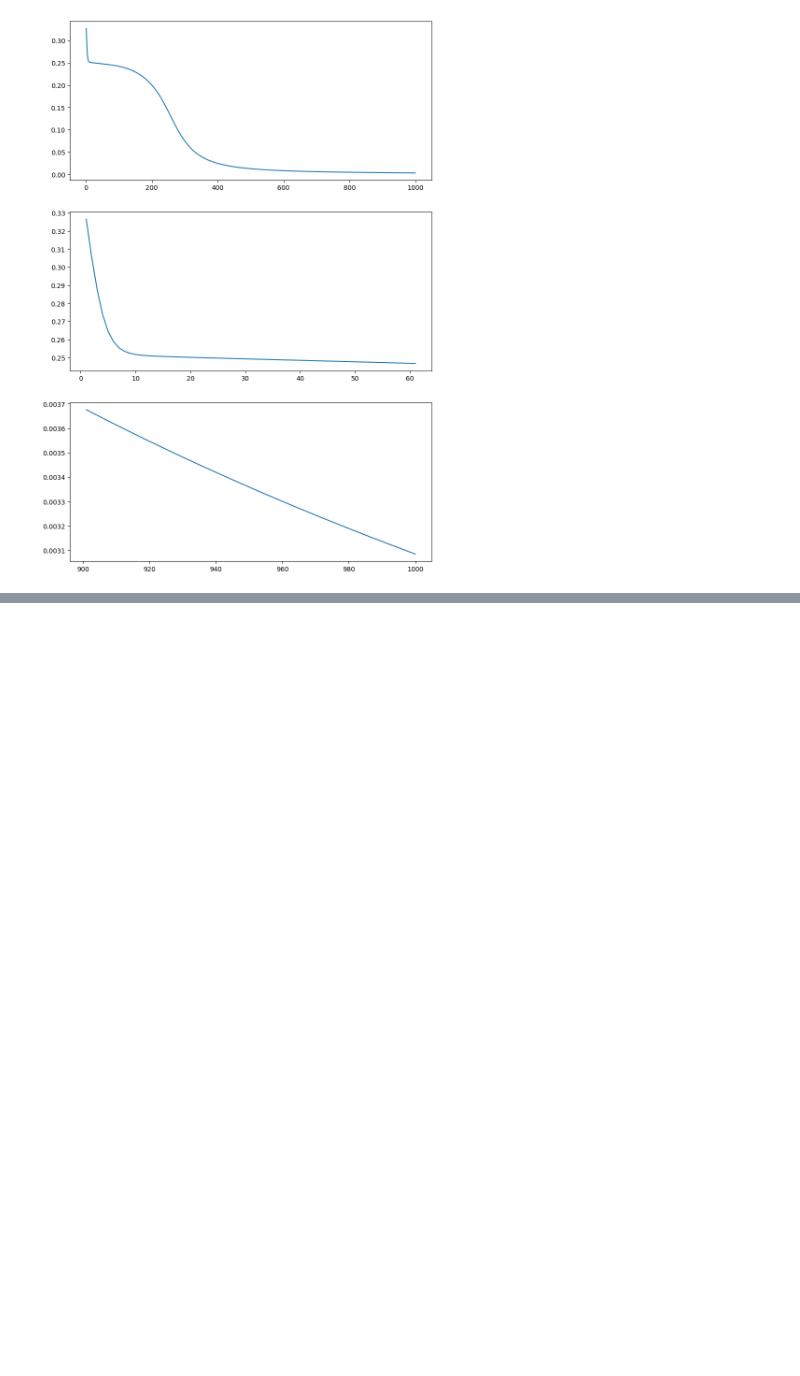
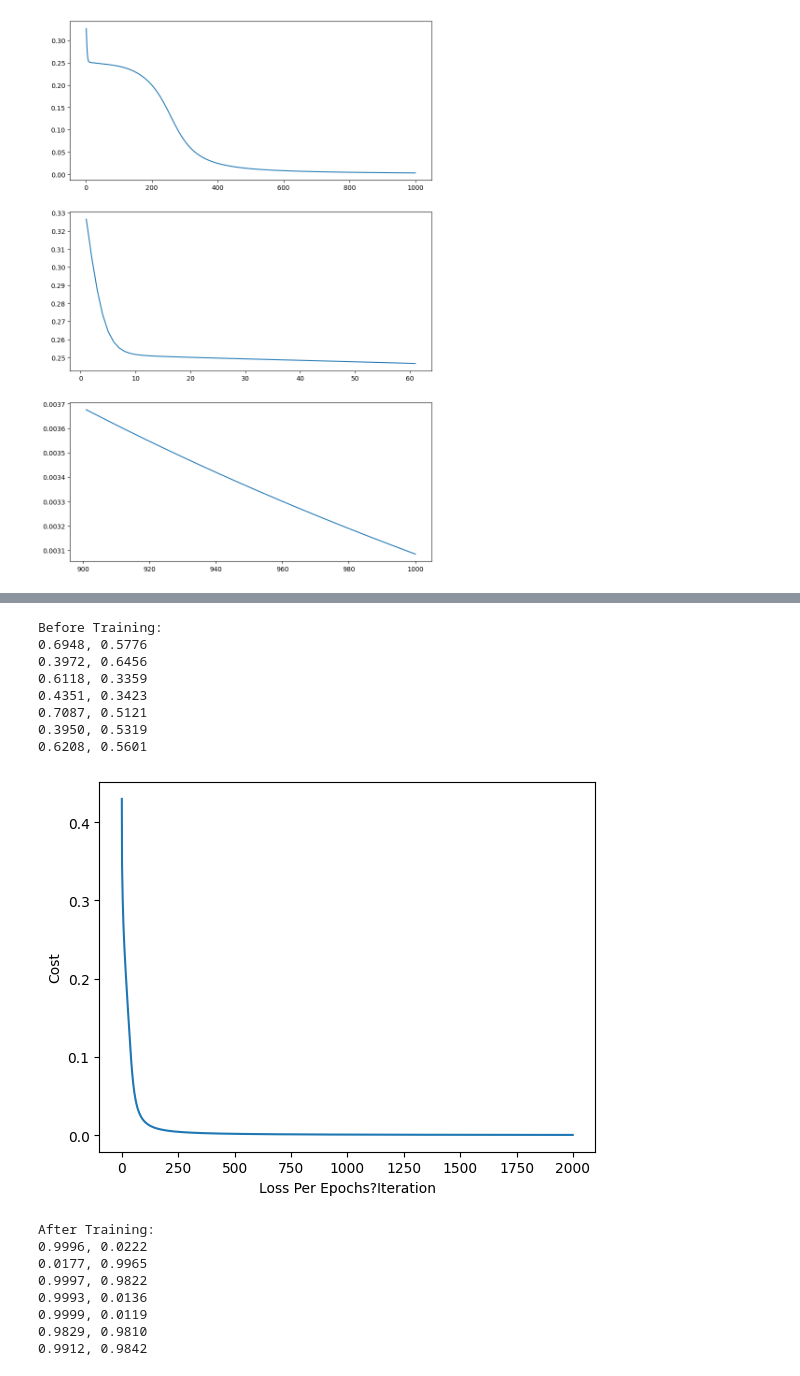
Before and after one commit to IanHipolito/AI-Assignment, a Jupyter notebook: XOR_MLP v1.ipynb, the cells around one changed output, grey strips where cells are left out. Cells and saved outputs as stored; diff of their text form; code cells hidden in the pictures; blank space fills up the shorter version.

```diff
--- a/XOR_MLP v1.ipynb
+++ b/XOR_MLP v1.ipynb
@@ -315,0 +369,33 @@ print('\n W2 = \n', p2.w2, '\nW3 = \n', p2.w3, '\n')
+# %%
+# Problem 2 - Neural Network with 3 input and 2 output
+p2_mlp = MLP(3,4,2)
+
+p2_mlp.train_inputs = np.array([[1,1,0],[1,-1,-1],[-1,1,1],[-1,-1,1],[0,1,-1],[0,-1,-1],[1,1,1]])
+p2_mlp.train_outputs = np.array([[1,0],[0,1],[1,1],[1,0],[1,0],[1,1],[1,1]])
+
+xs = p2_mlp.train_inputs.T
+print("\nBefore Training:\n" + p2_mlp.feedforward(xs))
+
+epochs = 2000
+learning_rate = 10.0
+
+c = p2_mlp.train(epochs, learning_rate)
+print("\nAfter Training:\n" + p2_mlp.feedforward(xs))
+# %% [output]
+Before Training:
+0.6948, 0.5776
+0.3972, 0.6456
+0.6118, 0.3359
+0.4351, 0.3423
+0.7087, 0.5121
+0.3950, 0.5319
+0.6208, 0.5601
+[figure, added]
+After Training:
+0.9996, 0.0222
+0.0177, 0.9965
+0.9997, 0.9822
+0.9993, 0.0136
+0.9999, 0.0119
+0.9829, 0.9810
+0.9912, 0.9842
```
Also changed, not shown: parts of 5 cells of this notebook, 1 other file.
